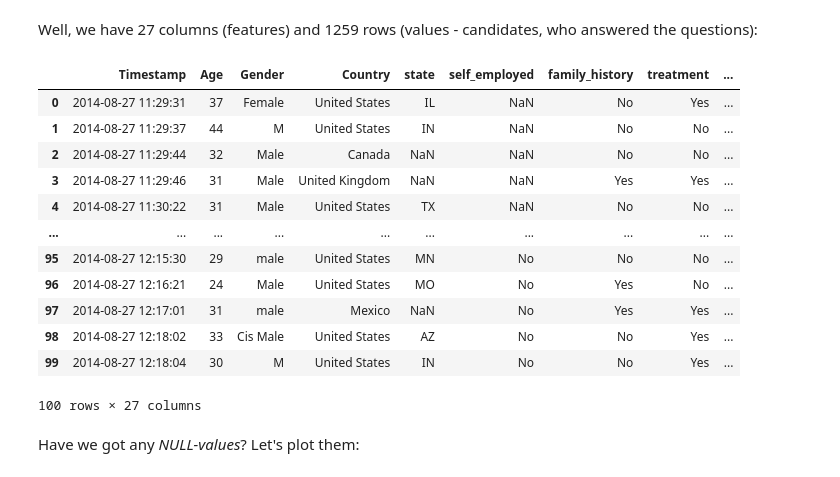
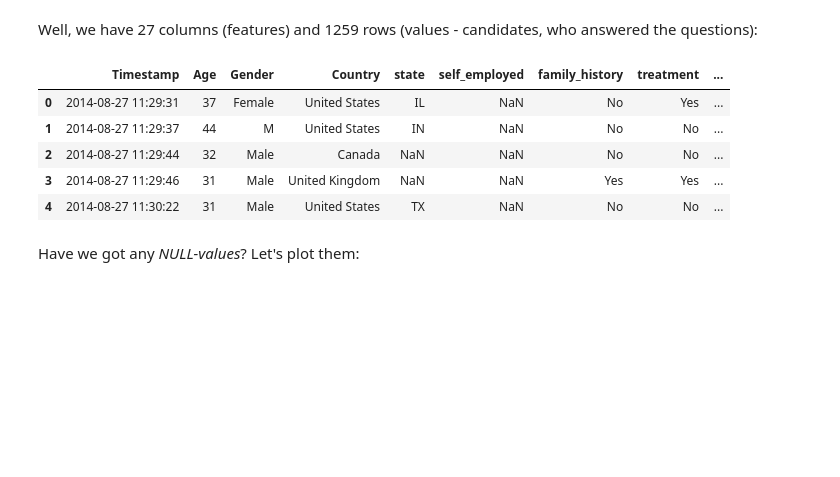
Before and after one commit to jibbsmathew/TechWorkers-MentalHealthAnalysis, a Jupyter notebook: mental_health_eda.ipynb, the cells around one changed output. Drawn from its saved outputs; the diff is of its cells as text; code cells hidden in the pictures; blank space fills up the shorter version.

```diff
--- a/mental_health_eda.ipynb
+++ b/mental_health_eda.ipynb
@@ -107,22 +107,15 @@ Some information about explored data:
 # %% [markdown]
 Well, we have 27 columns (features) and 1259 rows (values - candidates, who answered the questions):
 # %%
-data=df.head(100)
+data=df.head()
 data
 # %% [output]
 |  | Timestamp | Age | Gender | Country | state | self_employed | family_history | treatment | ... |
 | 0 | 2014-08-27 11:29:31 | 37 | Female | United States | IL | NaN | No | Yes | ... |
 | 1 | 2014-08-27 11:29:37 | 44 | M | United States | IN | NaN | No | No | ... |
 | 2 | 2014-08-27 11:29:44 | 32 | Male | Canada | NaN | NaN | No | No | ... |
 | 3 | 2014-08-27 11:29:46 | 31 | Male | United Kingdom | NaN | NaN | Yes | Yes | ... |
 | 4 | 2014-08-27 11:30:22 | 31 | Male | United States | TX | NaN | No | No | ... |
-| ... | ... | ... | ... | ... | ... | ... | ... | ... | ... |
-| 95 | 2014-08-27 12:15:30 | 29 | male | United States | MN | No | No | No | ... |
-| 96 | 2014-08-27 12:16:21 | 24 | Male | United States | MO | No | Yes | No | ... |
-| 97 | 2014-08-27 12:17:01 | 31 | male | Mexico | NaN | No | Yes | Yes | ... |
-| 98 | 2014-08-27 12:18:02 | 33 | Cis Male | United States | AZ | No | No | Yes | ... |
-| 99 | 2014-08-27 12:18:04 | 30 | M | United States | IN | No | No | Yes | ... |
-100 rows × 27 columns
 # %%
 data
 # Dropping
```
